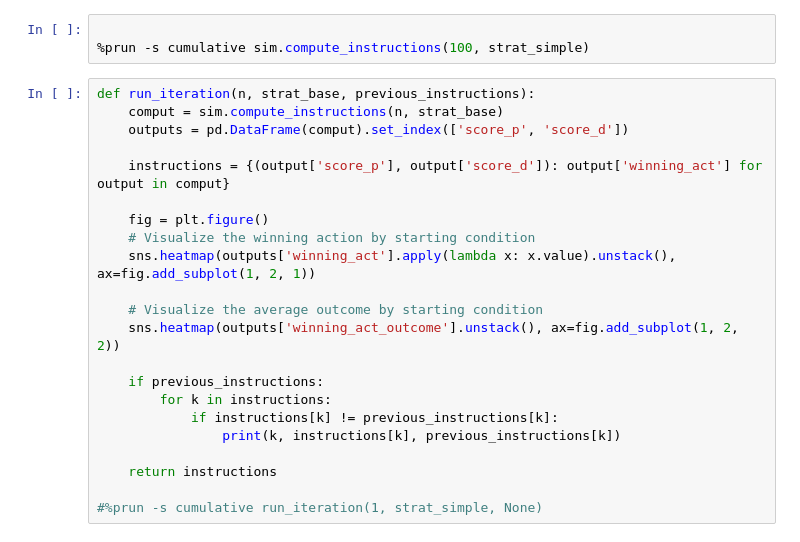
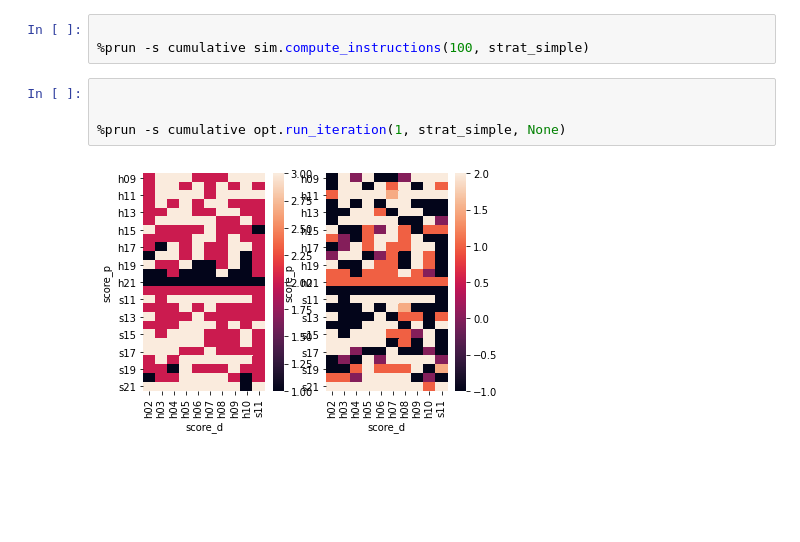
Before and after one commit to sdvinay/blackjack, a Jupyter notebook: Blackjack_sim.ipynb, the cells around one changed output. Saved outputs shown, nothing was run; the diff lists cells and outputs as text; blank space fills up the shorter version.

```diff
--- a/Blackjack_sim.ipynb
+++ b/Blackjack_sim.ipynb
@@ -373,27 +374,11 @@ pd.DataFrame(conds).set_index(['score_p', 'score_d'])
 
 %prun -s cumulative sim.compute_instructions(100, strat_simple)
 # %%
-def run_iteration(n, strat_base, previous_instructions):
-    comput = sim.compute_instructions(n, strat_base)
-    outputs = pd.DataFrame(comput).set_index(['score_p', 'score_d'])
 
-    instructions = {(output['score_p'], output['score_d']): output['winning_act'] for output in comput}
 
-    fig = plt.figure()
-    # Visualize the winning action by starting condition
-    sns.heatmap(outputs['winning_act'].apply(lambda x: x.value).unstack(), ax=fig.add_subplot(1, 2, 1))
-
-    # Visualize the average outcome by starting condition
-    sns.heatmap(outputs['winning_act_outcome'].unstack(), ax=fig.add_subplot(1, 2, 2))
-
-    if previous_instructions:
-        for k in instructions:
-            if instructions[k] != previous_instructions[k]:
-                print(k, instructions[k], previous_instructions[k])
-
-    return instructions
-
-#%prun -s cumulative run_iteration(1, strat_simple, None)
+%prun -s cumulative opt.run_iteration(1, strat_simple, None)
+# %% [output]
+[figure, added]
 # %%
 # Memoized strategy
 # Rather than generic conditions, just use an array indexed on player and dealer scores
```
Also changed, not shown: parts of 21 cells of this notebook, 1 other file.
